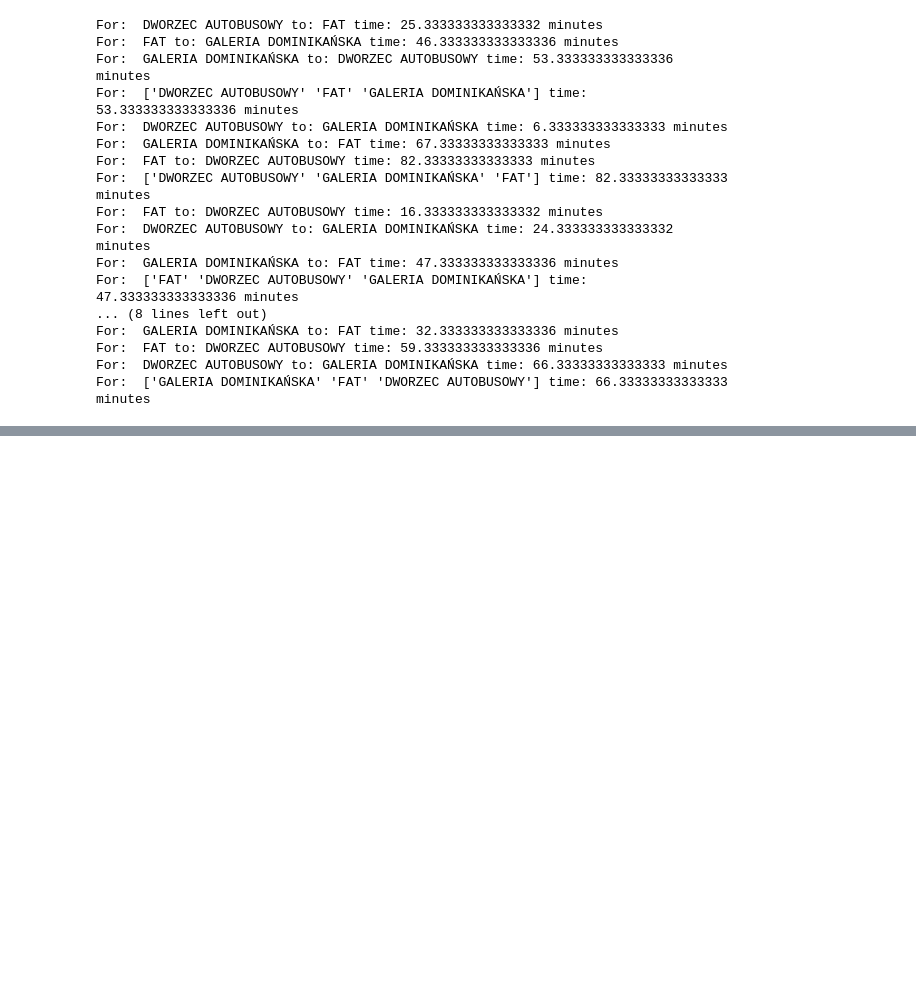
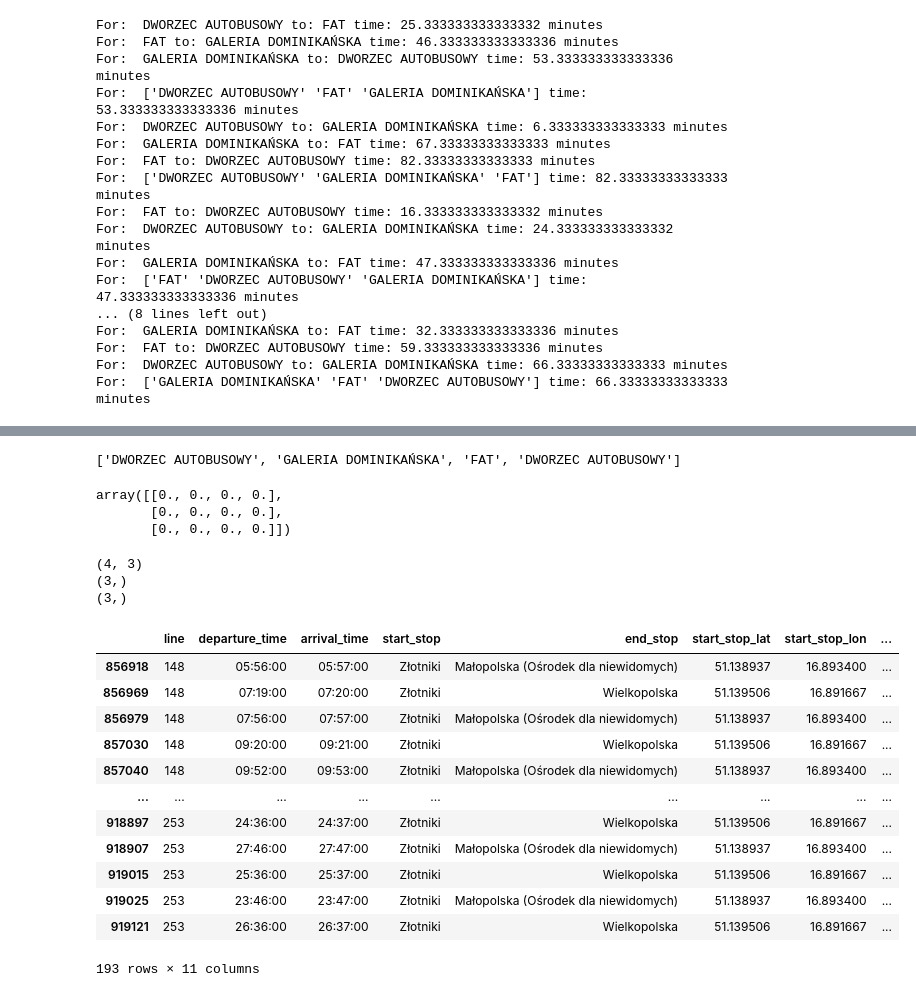
Before and after one commit to Jakub-Ner/Sztuczna-inteligencja, a Jupyter notebook: ZAD1 Rozwiązywanie problemów przez przeszukiwanie/playground.ipynb, the cells around one changed output, grey strips where cells are left out. Drawn from its saved outputs; the diff is of its cells as text; code cells hidden in the pictures; blank space fills up the shorter version.

```diff
--- a/ZAD1 Rozwiązywanie problemów przez przeszukiwanie/playground.ipynb
+++ b/ZAD1 Rozwiązywanie problemów przez przeszukiwanie/playground.ipynb
@@ -23,5 +23,5 @@ df
 # rm the first column and duplicate rows
 # df = df.drop(df.columns[0], axis=1)
 # df.drop_duplicates(inplace=True)
+df = df[df['start_stop'] != df['end_stop']]
 df
-# save to file
@@ -583,0 +701,47 @@ For:  ['GALERIA DOMINIKAŃSKA' 'FAT' 'DWORZEC AUTOBUSOWY'] time: 66.333333333333
+# %%
+[*stops, stops[0]]
+# %% [output]
+['DWORZEC AUTOBUSOWY', 'GALERIA DOMINIKAŃSKA', 'FAT', 'DWORZEC AUTOBUSOWY']
+# %%
+np.zeros((3, 4))
+# %% [output]
+array([[0., 0., 0., 0.],
+       [0., 0., 0., 0.],
+       [0., 0., 0., 0.]])
+# %%
+array2d = np.array([[1, 2, 3], [4, 5, 6], [7, 8, 9], [10, 11, 12]])
+different_array2d = np.array([[0,0,0], [0,0,0]])
+
+array2d[1:len(different_array2d) + 1, :] = different_array2d
+array2d
+
+array2d[:2, :] = 1
+array2d
+
+print(array2d.shape)
+# check if element from different_array2d is in array2d
+# for neighbour in different_array2d:
+#     print(np.any(np.all(array2d == neighbour, axis=1)))
+array2d.shape
+for neighbour in different_array2d:
+    print(neighbour.shape)
+# %% [output]
+(4, 3)
+(3,)
+(3,)
+# %%
+df[df['start_stop']== 'Złotniki']
+# %% [output]
+|  | line | departure_time | arrival_time | start_stop | end_stop | start_stop_lat | start_stop_lon | ... |
+| 856918 | 148 | 05:56:00 | 05:57:00 | Złotniki | Małopolska (Ośrodek dla niewidomych) | 51.138937 | 16.893400 | ... |
+| 856969 | 148 | 07:19:00 | 07:20:00 | Złotniki | Wielkopolska | 51.139506 | 16.891667 | ... |
+| 856979 | 148 | 07:56:00 | 07:57:00 | Złotniki | Małopolska (Ośrodek dla niewidomych) | 51.138937 | 16.893400 | ... |
+| 857030 | 148 | 09:20:00 | 09:21:00 | Złotniki | Wielkopolska | 51.139506 | 16.891667 | ... |
+| 857040 | 148 | 09:52:00 | 09:53:00 | Złotniki | Małopolska (Ośrodek dla niewidomych) | 51.138937 | 16.893400 | ... |
+| ... | ... | ... | ... | ... | ... | ... | ... | ... |
+| 918897 | 253 | 24:36:00 | 24:37:00 | Złotniki | Wielkopolska | 51.139506 | 16.891667 | ... |
+| 918907 | 253 | 27:46:00 | 27:47:00 | Złotniki | Małopolska (Ośrodek dla niewidomych) | 51.138937 | 16.893400 | ... |
+| 919015 | 253 | 25:36:00 | 25:37:00 | Złotniki | Wielkopolska | 51.139506 | 16.891667 | ... |
+| 919025 | 253 | 23:46:00 | 23:47:00 | Złotniki | Małopolska (Ośrodek dla niewidomych) | 51.138937 | 16.893400 | ... |
+| 919121 | 253 | 26:36:00 | 26:37:00 | Złotniki | Wielkopolska | 51.139506 | 16.891667 | ... |
+193 rows × 11 columns
```
Also changed, not shown: parts of 14 cells of this notebook.
